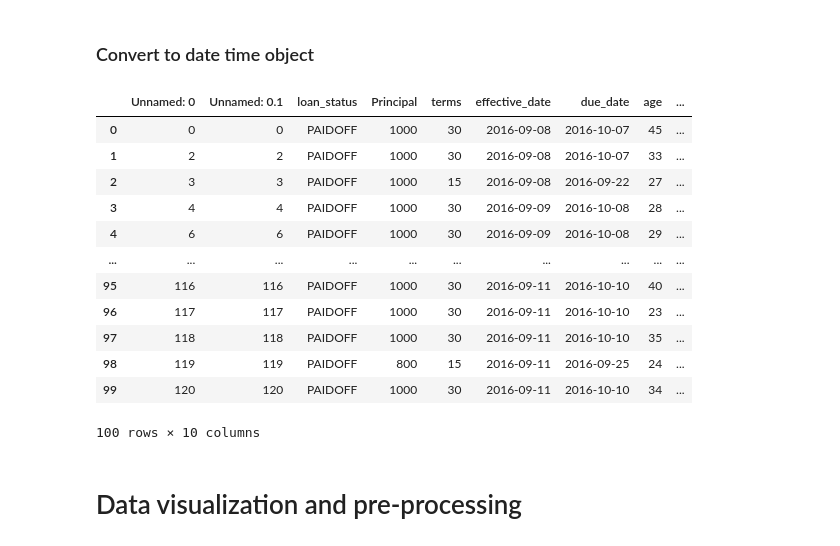
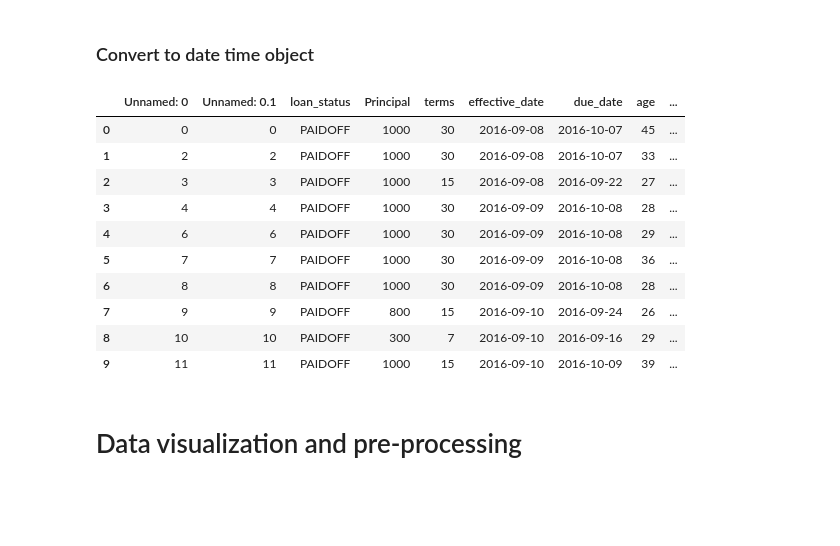
Before and after one commit to fabiogeraci/Coursera, a Jupyter notebook: Proj-Loan.ipynb, the cells around one changed output. Saved outputs shown, nothing was run; the diff lists cells and outputs as text; code cells hidden in the pictures; blank space fills up the shorter version.

```diff
--- a/Proj-Loan.ipynb
+++ b/Proj-Loan.ipynb
@@ -71,21 +103,20 @@ df.shape
 # %%
 df['due_date'] = pd.to_datetime(df['due_date'])
 df['effective_date'] = pd.to_datetime(df['effective_date'])
-df.head(100)
+df['dayofweek'] = df['effective_date'].dt.dayofweek
+df.head(10)
 # %% [output]
 |  | Unnamed: 0 | Unnamed: 0.1 | loan_status | Principal | terms | effective_date | due_date | age | ... |
 | 0 | 0 | 0 | PAIDOFF | 1000 | 30 | 2016-09-08 | 2016-10-07 | 45 | ... |
 | 1 | 2 | 2 | PAIDOFF | 1000 | 30 | 2016-09-08 | 2016-10-07 | 33 | ... |
 | 2 | 3 | 3 | PAIDOFF | 1000 | 15 | 2016-09-08 | 2016-09-22 | 27 | ... |
 | 3 | 4 | 4 | PAIDOFF | 1000 | 30 | 2016-09-09 | 2016-10-08 | 28 | ... |
 | 4 | 6 | 6 | PAIDOFF | 1000 | 30 | 2016-09-09 | 2016-10-08 | 29 | ... |
-| ... | ... | ... | ... | ... | ... | ... | ... | ... | ... |
-| 95 | 116 | 116 | PAIDOFF | 1000 | 30 | 2016-09-11 | 2016-10-10 | 40 | ... |
-| 96 | 117 | 117 | PAIDOFF | 1000 | 30 | 2016-09-11 | 2016-10-10 | 23 | ... |
-| 97 | 118 | 118 | PAIDOFF | 1000 | 30 | 2016-09-11 | 2016-10-10 | 35 | ... |
-| 98 | 119 | 119 | PAIDOFF | 800 | 15 | 2016-09-11 | 2016-09-25 | 24 | ... |
-| 99 | 120 | 120 | PAIDOFF | 1000 | 30 | 2016-09-11 | 2016-10-10 | 34 | ... |
+| 5 | 7 | 7 | PAIDOFF | 1000 | 30 | 2016-09-09 | 2016-10-08 | 36 | ... |
+| 6 | 8 | 8 | PAIDOFF | 1000 | 30 | 2016-09-09 | 2016-10-08 | 28 | ... |
+| 7 | 9 | 9 | PAIDOFF | 800 | 15 | 2016-09-10 | 2016-09-24 | 26 | ... |
+| 8 | 10 | 10 | PAIDOFF | 300 | 7 | 2016-09-10 | 2016-09-16 | 29 | ... |
+| 9 | 11 | 11 | PAIDOFF | 1000 | 15 | 2016-09-10 | 2016-10-09 | 39 | ... |
-100 rows × 10 columns
 # %% [markdown]
 # Data visualization and pre-processing
 # %% [markdown]
```
Also changed, not shown: parts of 69 cells of this notebook.
